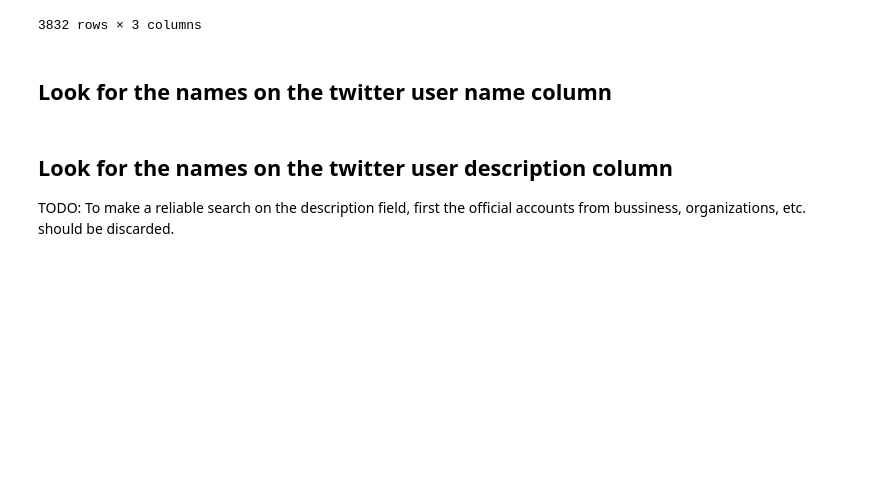
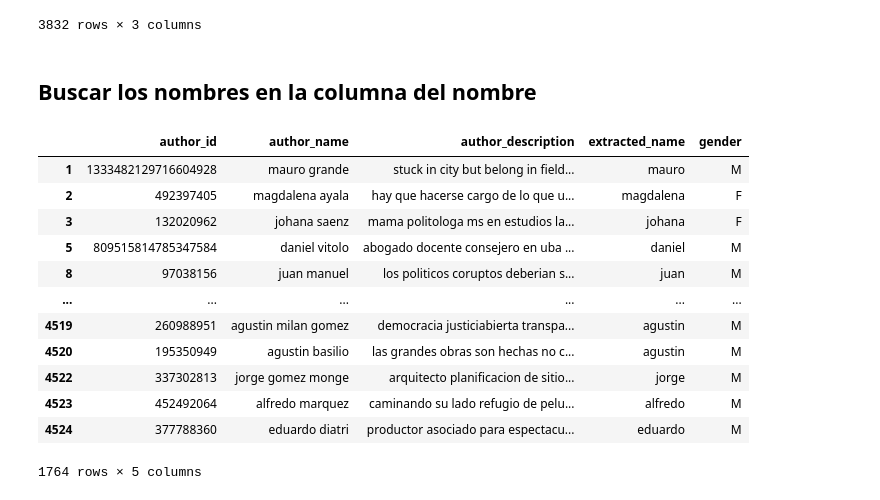
Before and after one commit to Entropia-AI/Workshop_2_Migracion, a Jupyter notebook: twitter/4_Asignar_Genero.ipynb, the cells around one changed output. Drawn from its saved outputs; the diff is of its cells as text; code cells hidden in the pictures; blank space fills up the shorter version.

```diff
--- a/twitter/4_Asignar_Genero.ipynb
+++ b/twitter/4_Asignar_Genero.ipynb
@@ -183,25 +197,35 @@ df_users
 | 4526 | 1176580744036196352 | gaelalejandro | estoy vivo |
 | 4528 | 326540841 | yunys | ing industrial unexpo |
 3832 rows × 3 columns
-# %% [markdown]
-## Look for the names on the twitter user name column
+# %% [markdown]
+## Buscar los nombres en la columna del nombre
 # %%
-df_by_names = preprocess_for_names(df_data.copy(), 'author_name')
+# Copia de la tabla de usuarios
+df_by_names = preprocess_for_names(df_users.copy(), 'author_name')
 
-# Extract composed and single names
+# Buscar nombres
 df_tmp2 = df_by_names['author_name'].str.extract(regex_names_double).dropna()
 
 df_tmp1 = df_by_names[~df_by_names.index.isin(df_tmp2.index)]['author_name']
 df_tmp1 = df_tmp1.str.extract(regex_names_single).dropna()
 
-# Map gender to the names
+# Asignar género en base al nombre encontrado
 df_by_names['extracted_name'] = pd.concat([df_tmp1, df_tmp2])[0]
 df_by_names['gender'] = df_by_names['extracted_name'].map(dict_names_gender)
 
 df_by_names = df_by_names.dropna()
 df_by_names
+# %% [output]
+|  | author_id | author_name | author_description | extracted_name | gender |
+| 1 | 1333482129716604928 | mauro grande | stuck in city but belong in field... | mauro | M |
+| 2 | 492397405 | magdalena ayala | hay que hacerse cargo de lo que u... | magdalena | F |
+| 3 | 132020962 | johana saenz | mama politologa ms en estudios la... | johana | F |
+| 5 | 809515814785347584 | daniel vitolo | abogado docente consejero en uba ... | daniel | M |
+| 8 | 97038156 | juan manuel | los politicos coruptos deberian s... | juan | M |
+| ... | ... | ... | ... | ... | ... |
+| 4519 | 260988951 | agustin milan gomez | democracia justiciabierta transpa... | agustin | M |
+| 4520 | 195350949 | agustin basilio | las grandes obras son hechas no c... | agustin | M |
+| 4522 | 337302813 | jorge gomez monge | arquitecto planificacion de sitio... | jorge | M |
+| 4523 | 452492064 | alfredo marquez | caminando su lado refugio de pelu... | alfredo | M |
+| 4524 | 377788360 | eduardo diatri | productor asociado para espectacu... | eduardo | M |
+1764 rows × 5 columns
-# %% [markdown]
-## Look for the names on the twitter user description column
-
-
-TODO: To make a reliable search on the description field, first the official accounts from bussiness, organizations, etc. should be discarded.
```
Also changed, not shown: parts of 25 cells of this notebook.
